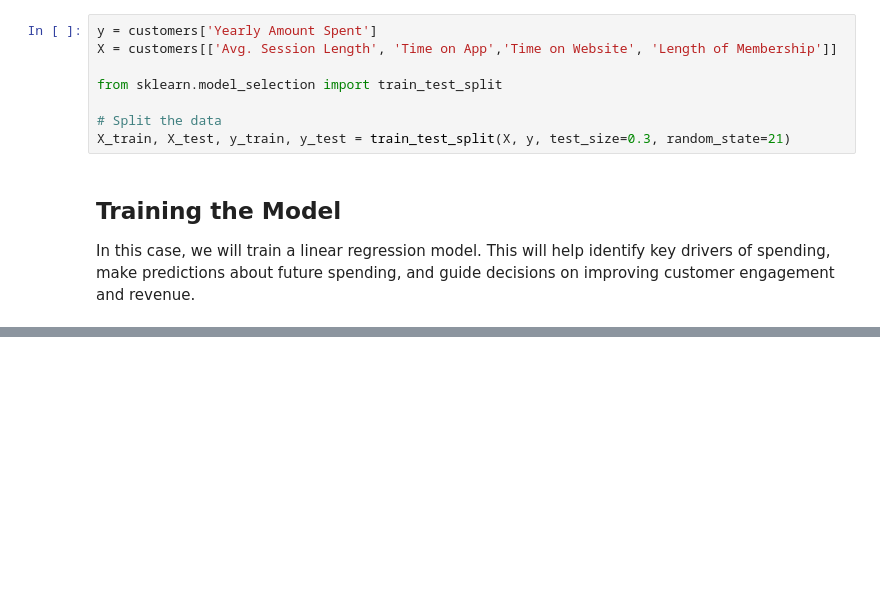
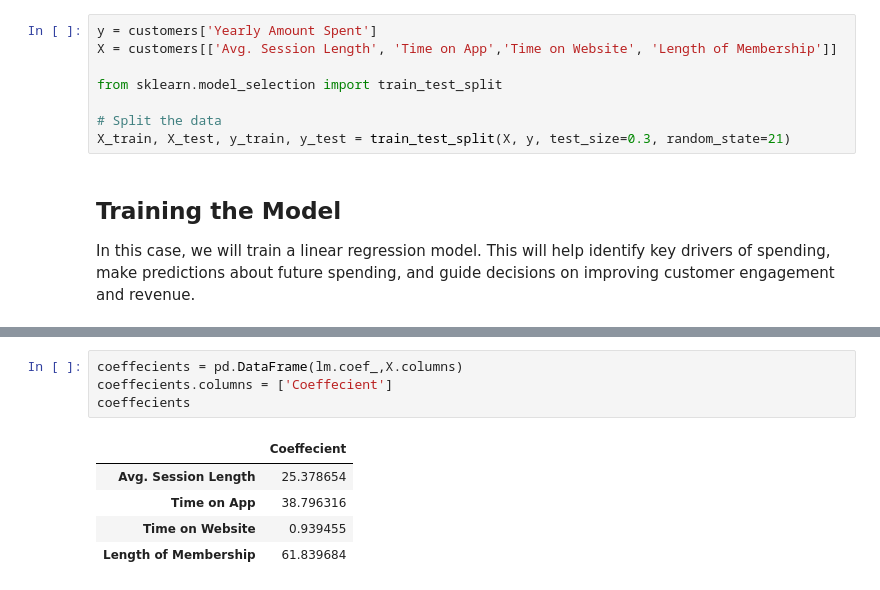
Before and after one commit to DuvanLizarazo/FashionAppVsWebAnalysis, a Jupyter notebook: FashionAppVsWebAnalysis.ipynb, the cells around one changed output, grey strips where cells are left out. Drawn from its saved outputs; the diff is of its cells as text; blank space fills up the shorter version.

```diff
--- a/FashionAppVsWebAnalysis.ipynb
+++ b/FashionAppVsWebAnalysis.ipynb
@@ -118,0 +162,10 @@ In this case, we will train a linear regression model. This will help identify k
+# %%
+coeffecients = pd.DataFrame(lm.coef_,X.columns)
+coeffecients.columns = ['Coeffecient']
+coeffecients
+# %% [output]
+|  | Coeffecient |
+| Avg. Session Length | 25.378654 |
+| Time on App | 38.796316 |
+| Time on Website | 0.939455 |
+| Length of Membership | 61.839684 |
```
Also changed, not shown: parts of 7 cells of this notebook.
